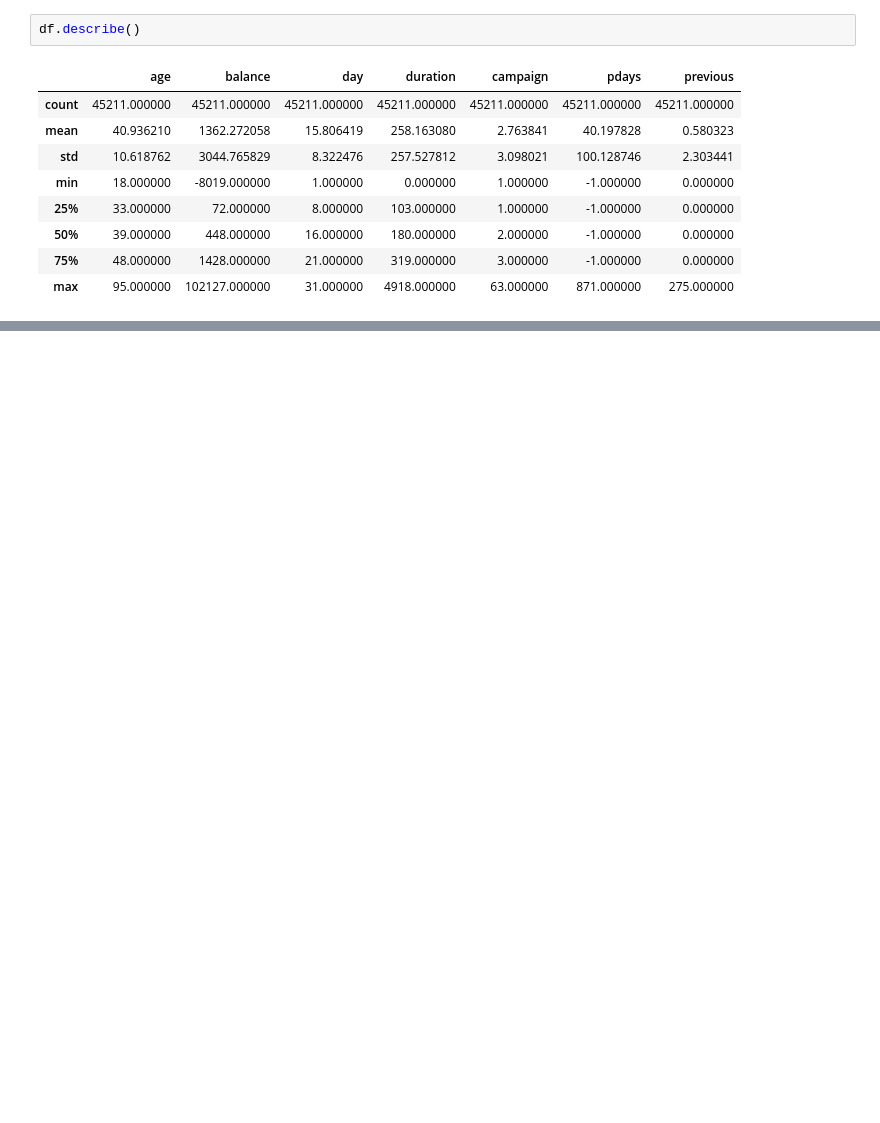
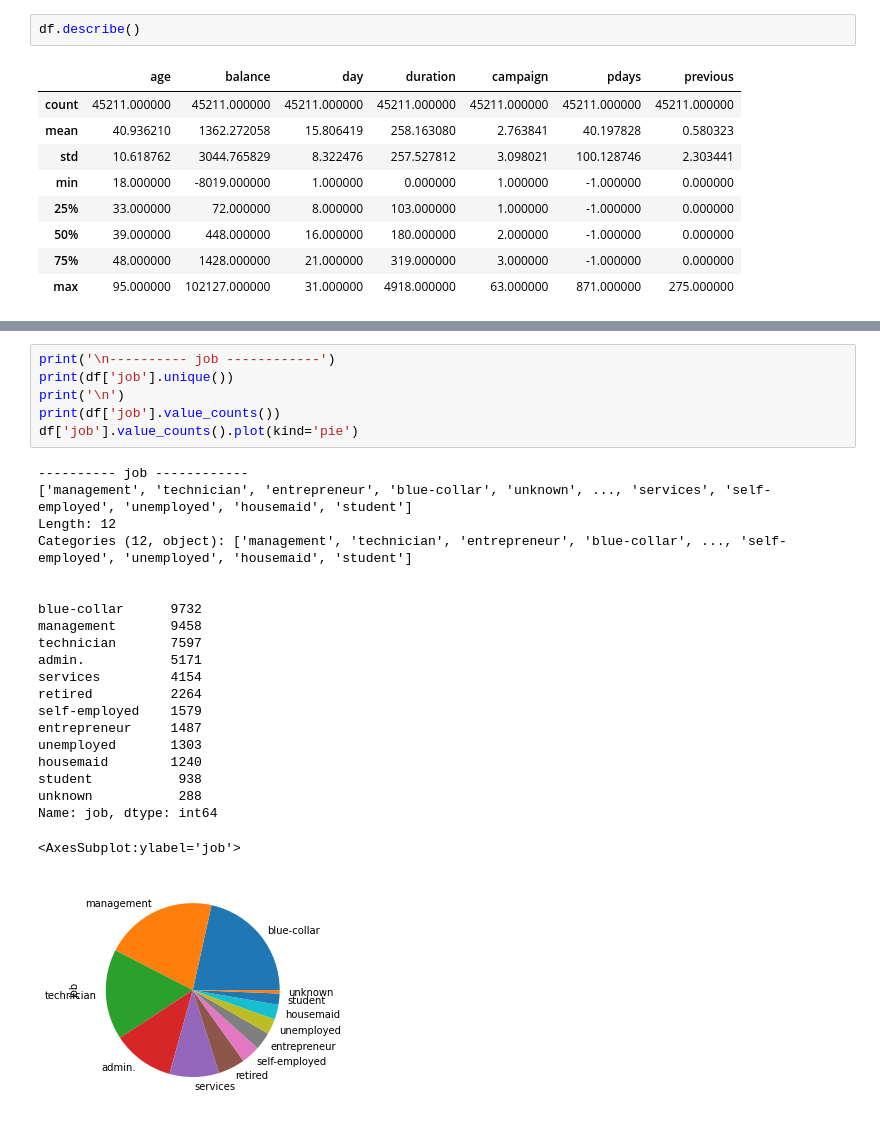
Before and after one commit to hieuvu99/ITEC4230_Project, a Jupyter notebook: Code.ipynb, the cells around one changed output, grey strips where cells are left out. Cells and saved outputs as stored; diff of their text form; blank space fills up the shorter version.

```diff
--- a/Code.ipynb
+++ b/Code.ipynb
@@ -102,0 +149,28 @@ df.describe()
+# %%
+print('\n---------- job ------------')
+print(df['job'].unique())
+print('\n')
+print(df['job'].value_counts())
+df['job'].value_counts().plot(kind='pie')
+# %% [output]
+---------- job ------------
+['management', 'technician', 'entrepreneur', 'blue-collar', 'unknown', ..., 'services', 'self-employed', 'unemployed', 'housemaid', 'student']
+Length: 12
+Categories (12, object): ['management', 'technician', 'entrepreneur', 'blue-collar', ..., 'self-employed', 'unemployed', 'housemaid', 'student']
+
+
+blue-collar      9732
+management       9458
+technician       7597
+admin.           5171
+services         4154
+retired          2264
+self-employed    1579
+entrepreneur     1487
+unemployed       1303
+housemaid        1240
+student           938
+unknown           288
+Name: job, dtype: int64
+<AxesSubplot:ylabel='job'>
+[figure, added]
```
Also changed, not shown: parts of 14 cells of this notebook.
